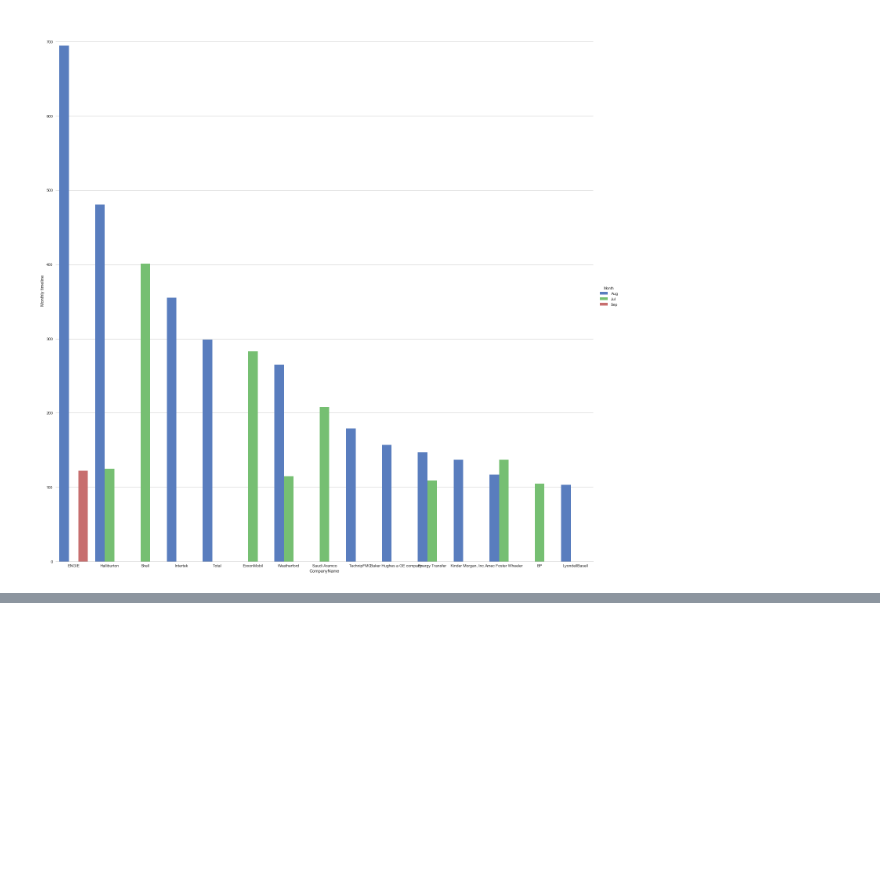
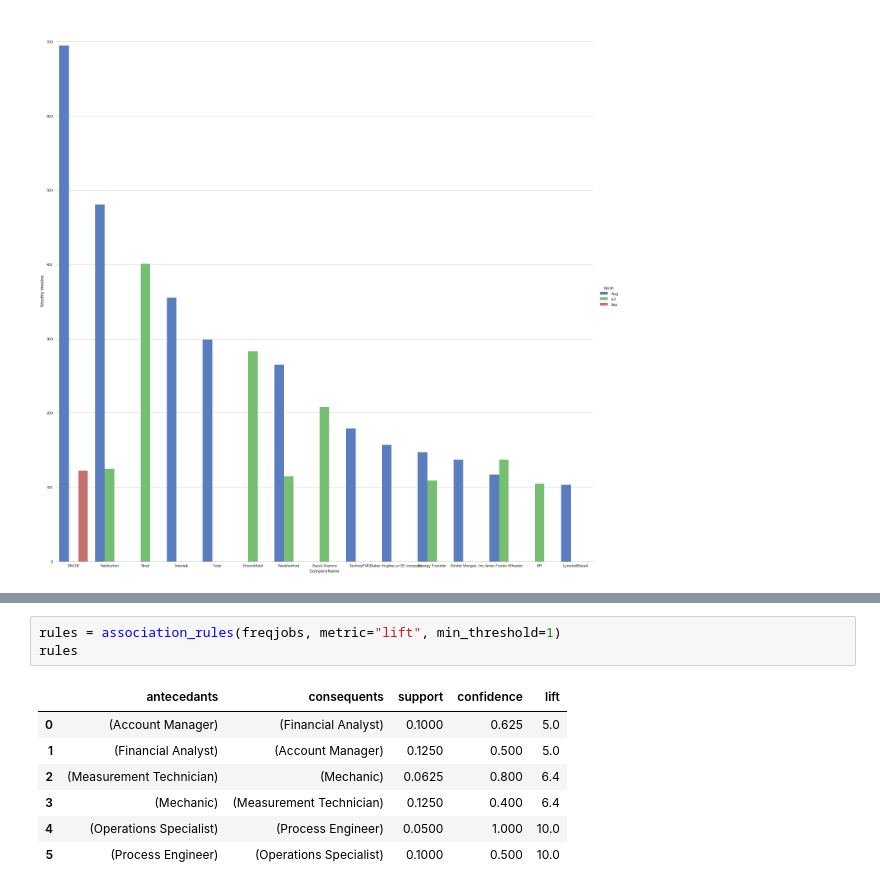
Before and after one commit to sp3234/DataScience, a Jupyter notebook: LinkedIn.ipynb, the cells around one changed output, grey strips where cells are left out. Drawn from its saved outputs; the diff is of its cells as text; blank space fills up the shorter version.

Commit message:
association Rules

```diff
--- a/LinkedIn.ipynb
+++ b/LinkedIn.ipynb
@@ -156,0 +215,11 @@ from apyori import apriori
+# %%
+rules = association_rules(freqjobs, metric="lift", min_threshold=1)
+rules
+# %% [output]
+|  | antecedants | consequents | support | confidence | lift |
+| 0 | (Account Manager) | (Financial Analyst) | 0.1000 | 0.625 | 5.0 |
+| 1 | (Financial Analyst) | (Account Manager) | 0.1250 | 0.500 | 5.0 |
+| 2 | (Measurement Technician) | (Mechanic) | 0.0625 | 0.800 | 6.4 |
+| 3 | (Mechanic) | (Measurement Technician) | 0.1250 | 0.400 | 6.4 |
+| 4 | (Operations Specialist) | (Process Engineer) | 0.0500 | 1.000 | 10.0 |
+| 5 | (Process Engineer) | (Operations Specialist) | 0.1000 | 0.500 | 10.0 |
```
Also changed, not shown: parts of 8 cells of this notebook.
